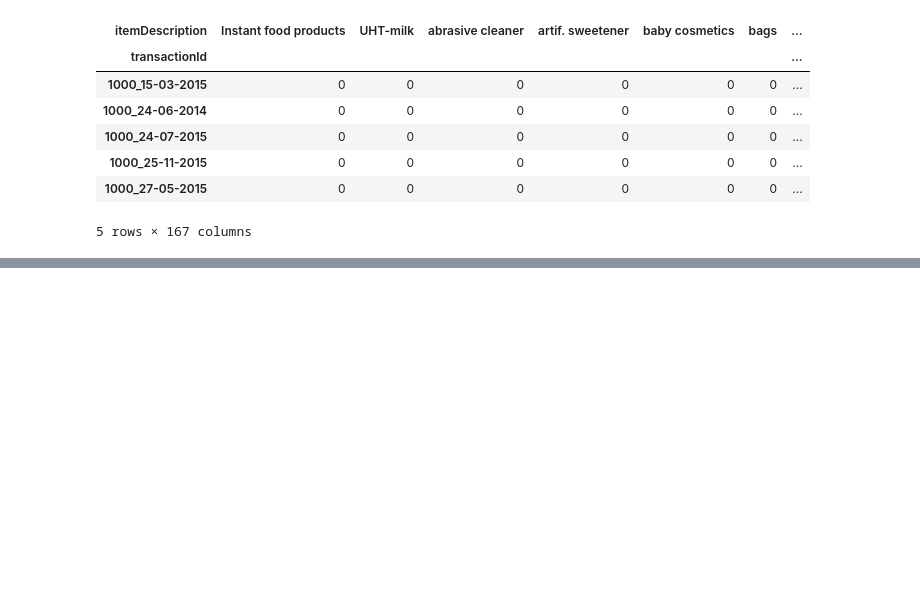
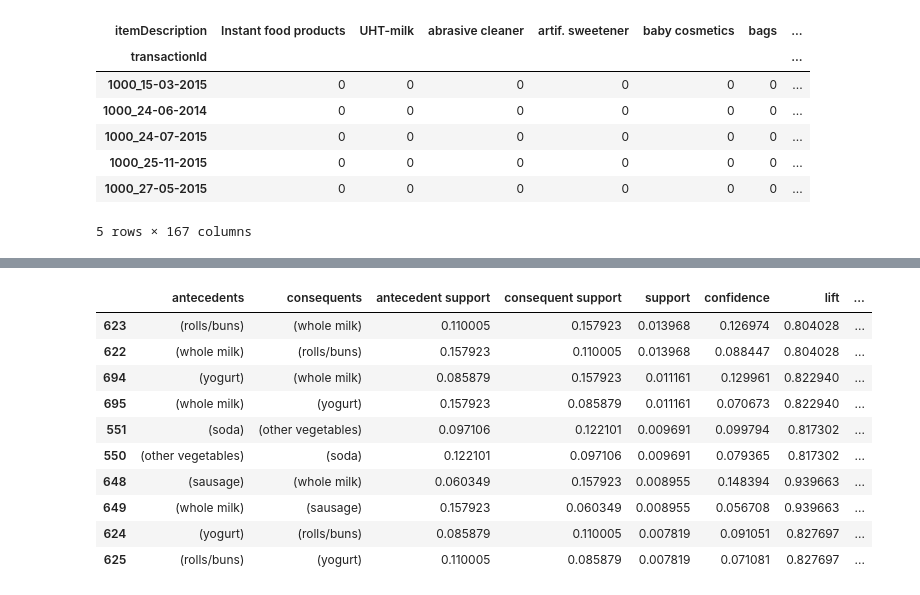
Before and after one commit to AllanVikiru/sl-ml-app, a Jupyter notebook: model.ipynb, the cells around one changed output, grey strips where cells are left out. Saved outputs shown, nothing was run; the diff lists cells and outputs as text; code cells hidden in the pictures; blank space fills up the shorter version.

Commit message:
update: finish apriori modelling

```diff
--- a/model.ipynb
+++ b/model.ipynb
@@ -52,0 +69,10 @@ basket_input = df2.applymap(encode)
+# %%
+# apriori
+from mlxtend.frequent_patterns import apriori
+from mlxtend.frequent_patterns import association_rules
+
+frequent_itemsets = apriori(basket_input, min_support=0.001, use_colnames=True)
+
+rules = association_rules(frequent_itemsets, metric="lift")
+
+rules.head()
@@ -52,0 +86,15 @@ basket_input = df2.applymap(encode)
+# %%
+# top 10 most bought items
+rules.sort_values(["support", "confidence","lift"],axis = 0, ascending = False).head(10)
+# %% [output]
+|  | antecedents | consequents | antecedent support | consequent support | support | confidence | lift | ... |
+| 623 | (rolls/buns) | (whole milk) | 0.110005 | 0.157923 | 0.013968 | 0.126974 | 0.804028 | ... |
+| 622 | (whole milk) | (rolls/buns) | 0.157923 | 0.110005 | 0.013968 | 0.088447 | 0.804028 | ... |
+| 694 | (yogurt) | (whole milk) | 0.085879 | 0.157923 | 0.011161 | 0.129961 | 0.822940 | ... |
+| 695 | (whole milk) | (yogurt) | 0.157923 | 0.085879 | 0.011161 | 0.070673 | 0.822940 | ... |
+| 551 | (soda) | (other vegetables) | 0.097106 | 0.122101 | 0.009691 | 0.099794 | 0.817302 | ... |
+| 550 | (other vegetables) | (soda) | 0.122101 | 0.097106 | 0.009691 | 0.079365 | 0.817302 | ... |
+| 648 | (sausage) | (whole milk) | 0.060349 | 0.157923 | 0.008955 | 0.148394 | 0.939663 | ... |
+| 649 | (whole milk) | (sausage) | 0.157923 | 0.060349 | 0.008955 | 0.056708 | 0.939663 | ... |
+| 624 | (yogurt) | (rolls/buns) | 0.085879 | 0.110005 | 0.007819 | 0.091051 | 0.827697 | ... |
+| 625 | (rolls/buns) | (yogurt) | 0.110005 | 0.085879 | 0.007819 | 0.071081 | 0.827697 | ... |
```
Also changed, not shown: parts of 2 cells of this notebook.
